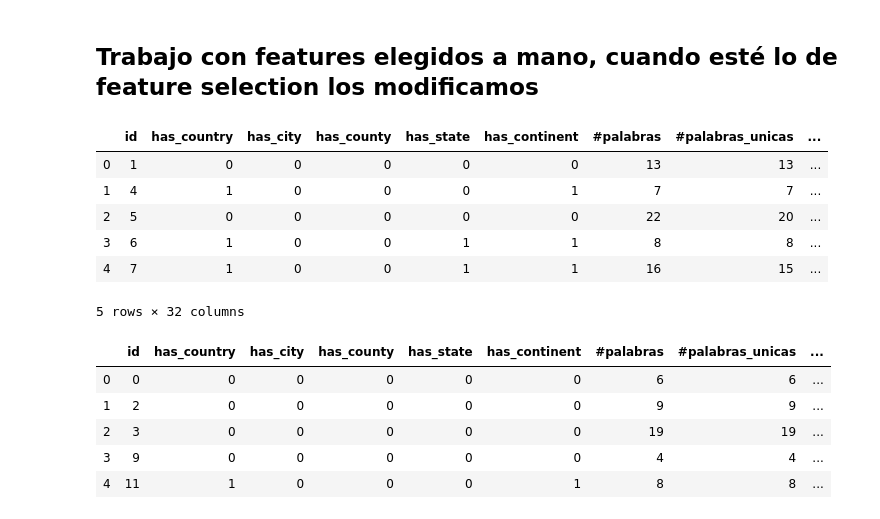
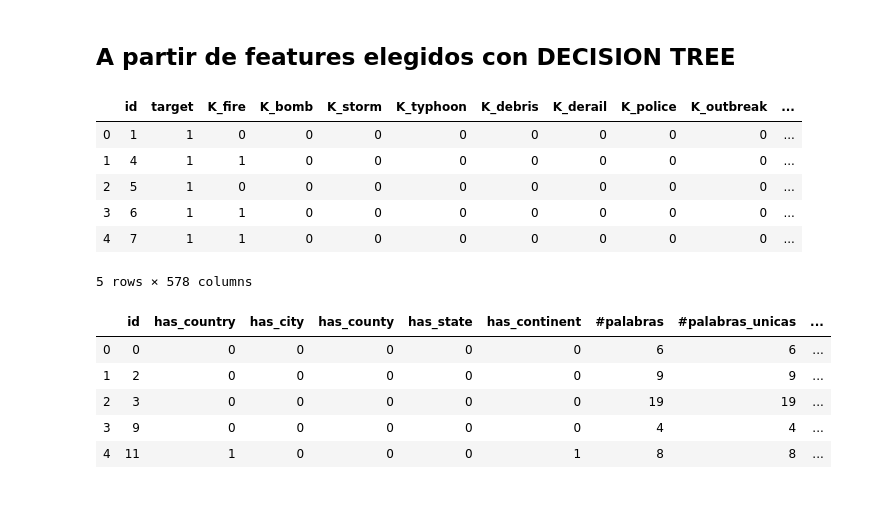
Before and after one commit to anichucai/7506-Datos-datos-tp2, a Jupyter notebook: Algoritmos.ipynb, the cells around one changed output. Saved outputs shown, nothing was run; the diff lists cells and outputs as text; code cells hidden in the pictures.

```diff
--- a/Algoritmos.ipynb
+++ b/Algoritmos.ipynb
@@ -1,5 +1,3 @@
-# %% [markdown]
-## Trabajo con features elegidos a mano, cuando esté lo de feature selection los modificamos
 # %%
 import pandas as pd
 from sklearn.model_selection import train_test_split,GridSearchCV,KFold
@@ -34,15 +28,19 @@ location_in_text_numerical = pd.read_csv('features/train/features_location_in_te
-# %%
-train_features = location_in_text_numerical.merge(text_numerical, on='id')
-train_features = train_features.merge(keywords_numerical, on='id')
-train_features.head()
-# %% [output]
-|  | id | has_country | has_city | has_county | has_state | has_continent | #palabras | #palabras_unicas | ... |
-| 0 | 1 | 0 | 0 | 0 | 0 | 0 | 13 | 13 | ... |
-| 1 | 4 | 1 | 0 | 0 | 0 | 1 | 7 | 7 | ... |
-| 2 | 5 | 0 | 0 | 0 | 0 | 0 | 22 | 20 | ... |
-| 3 | 6 | 1 | 0 | 0 | 1 | 1 | 8 | 8 | ... |
-| 4 | 7 | 1 | 0 | 0 | 1 | 1 | 16 | 15 | ... |
-5 rows × 32 columns
+# %% [markdown]
+## A partir de features elegidos con DECISION TREE
+# %%
+train_features = pd.read_csv('features/feature_selection/features_decition_tree1.csv').drop(columns=['Unnamed: 0'])
+train = pd.read_csv("original_data/train.csv", dtype = {"target": int}, encoding='UTF_8')
+train = train[['id']]
+train_features = train_features.merge(train, on='id')
+train_features.head()
+# %% [output]
+|  | id | target | K_fire | K_bomb | K_storm | K_typhoon | K_debris | K_derail | K_police | K_outbreak | ... |
+| 0 | 1 | 1 | 0 | 0 | 0 | 0 | 0 | 0 | 0 | 0 | ... |
+| 1 | 4 | 1 | 1 | 0 | 0 | 0 | 0 | 0 | 0 | 0 | ... |
+| 2 | 5 | 1 | 0 | 0 | 0 | 0 | 0 | 0 | 0 | 0 | ... |
+| 3 | 6 | 1 | 1 | 0 | 0 | 0 | 0 | 0 | 0 | 0 | ... |
+| 4 | 7 | 1 | 1 | 0 | 0 | 0 | 0 | 0 | 0 | 0 | ... |
+5 rows × 578 columns
 # %%
 keywords_numerical = pd.read_csv('features/test/features_keywords_numerical.csv').drop(columns=['Unnamed: 0'])
 text_numerical = pd.read_csv('features/test/features_text_numerical.csv').drop(columns=['Unnamed: 0'])
```
Also changed, not shown: parts of 17 cells of this notebook, 7 other files.
